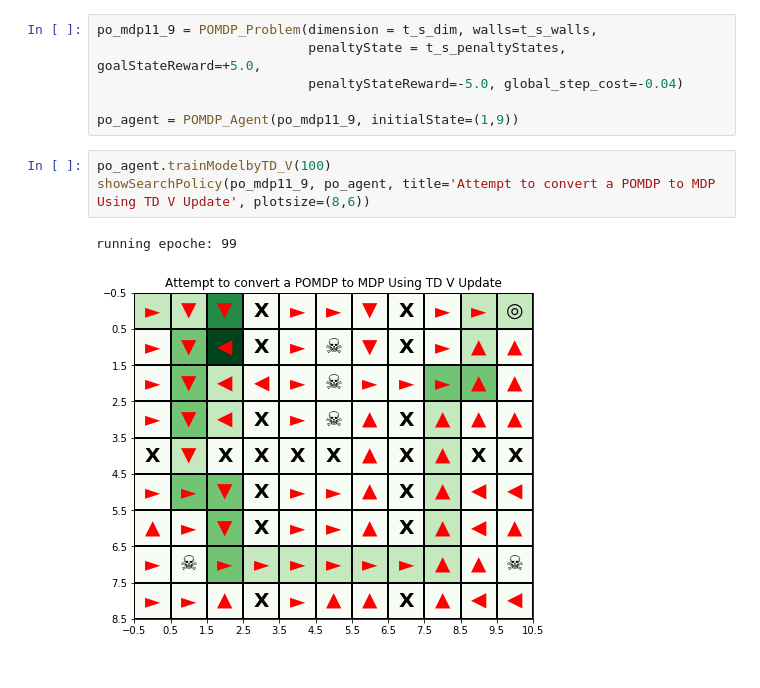
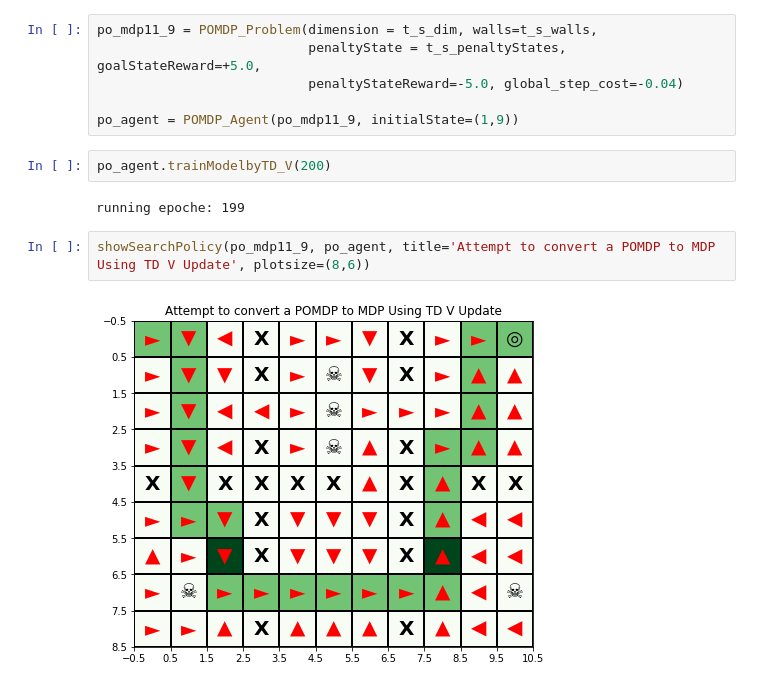
Before and after one commit to chihoxtra/reinforcement_learning, a Jupyter notebook: [PlayAround][Reinforcement Learning].ipynb, the cells around one changed output. Cells and saved outputs as stored; diff of their text form.

```diff
--- a/[PlayAround][Reinforcement Learning].ipynb
+++ b/[PlayAround][Reinforcement Learning].ipynb
@@ -1134,9 +1156,11 @@ po_mdp11_9 = POMDP_Problem(dimension = t_s_dim, walls=t_s_walls,
                            penaltyStateReward=-5.0, global_step_cost=-0.04)
 
 po_agent = POMDP_Agent(po_mdp11_9, initialState=(1,9))
+# %%
+po_agent.trainModelbyTD_V(200)
+# %% [output]
+running epoche: 199
 # %%
-po_agent.trainModelbyTD_V(100)
 showSearchPolicy(po_mdp11_9, po_agent, title='Attempt to convert a POMDP to MDP Using TD V Update', plotsize=(8,6))
 # %% [output]
-running epoche: 99
-[figure, old version]
+[figure, new version]
```
Also changed, not shown: parts of 14 cells of this notebook.
